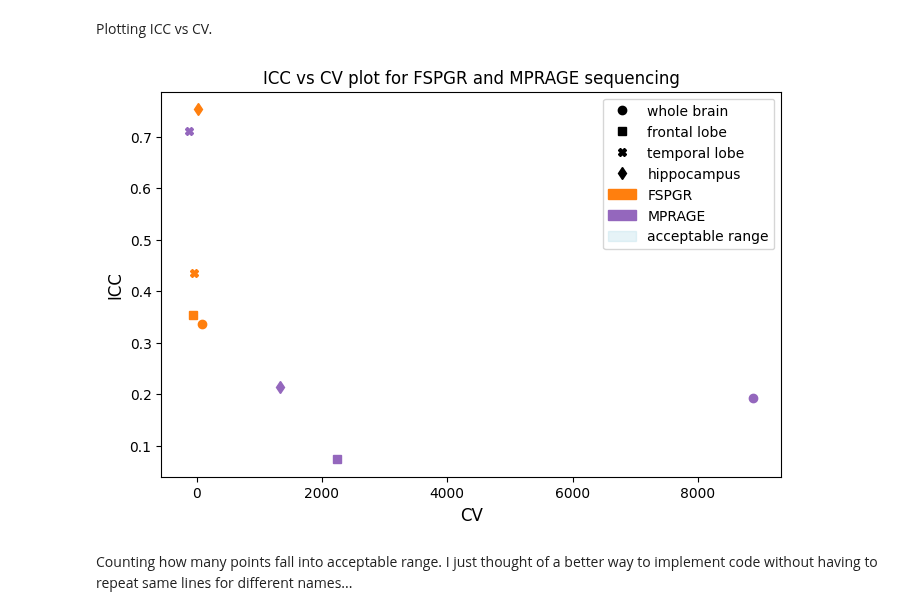
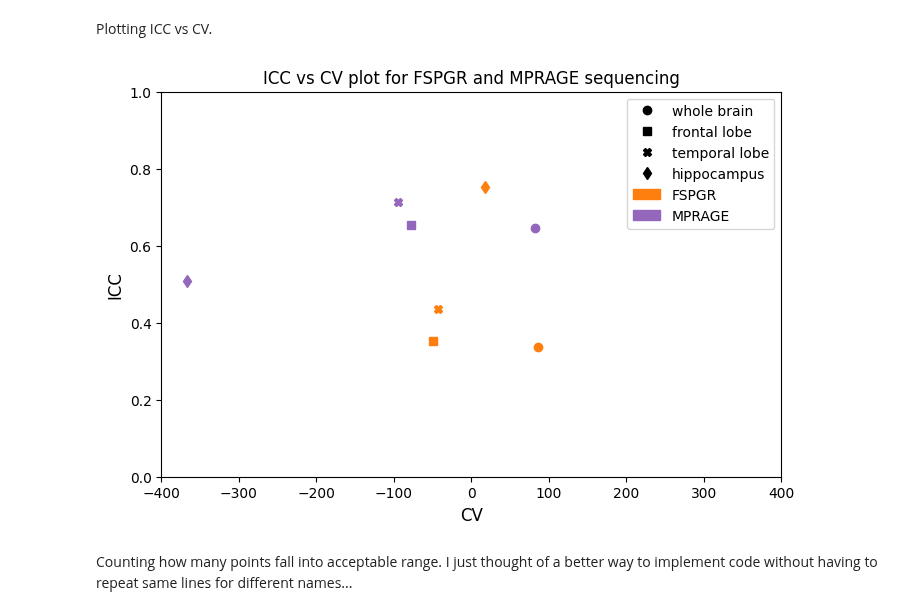
Before and after one commit to Crtox/asymmetryAD, a Jupyter notebook: code/test_retest.ipynb, the cells around one changed output. Drawn from its saved outputs; the diff is of its cells as text; code cells hidden in the pictures.

```diff
--- a/code/test_retest.ipynb
+++ b/code/test_retest.ipynb
@@ -156,3 +170,9 @@ second_mprage = separate_scans(mprage_files)[1]
+# %%
+indices_to_remove = [3, 6, 11, 12]
+
+# Use list comprehension to create new arrays with the unwanted indices removed
+first_mprage = [value for idx, value in enumerate(first_mprage) if idx not in indices_to_remove]
+second_mprage = [value for idx, value in enumerate(second_mprage) if idx not in indices_to_remove]
 # %% [markdown]
 Flattening and normalizing the scans.
 # %%
@@ -735,38 +767,38 @@ plt.title('ICC vs CV plot for FSPGR and MPRAGE sequencing')
 shape_whole_brain = plt.Line2D([], [], color='black', marker='o', linestyle='None', markersize=6, label='whole brain')
 shape_frontal_lobe = plt.Line2D([], [], color='black', marker='s', linestyle='None', markersize=6, label='frontal lobe')
 shape_temporal_lobe = plt.Line2D([], [], color='black', marker='X', linestyle='None', markersize=6, label='temporal lobe')
 shape_hippocampus = plt.Line2D([], [], color='black', marker='d', linestyle='None', markersize=6, label='hippocampus')
 
 # Custom legend handles for colors
 color_fspgr = mpatches.Patch(color='tab:orange', label='FSPGR')
 color_mprage = mpatches.Patch(color='tab:purple', label='MPRAGE')
-color_rectangle = mpatches.Patch(color='lightblue', alpha=0.3, label='acceptable range')
 
-# plt.xlim(-500, 500)
+plt.xlim(-400, 400)
+plt.ylim(0, 1)
 
 # Adding acceptable range to the plot
 # x_min = -30
 # x_max = 30
 # y_min = 0.7
 # y_max = 1.02
 # rect = mpatches.Rectangle(
 #     (x_min, y_min),
 #     x_max - x_min,
 #     y_max - y_min,
 #     linewidth=1,
 #     edgecolor='none',
 #     facecolor='lightblue',
 #     alpha=0.3
 # )
 # plt.gca().add_patch(rect)
 
 # Creating the legend
-plt.legend(handles=[shape_whole_brain, shape_frontal_lobe, shape_temporal_lobe, shape_hippocampus, color_fspgr, color_mprage, color_rectangle],
+plt.legend(handles=[shape_whole_brain, shape_frontal_lobe, shape_temporal_lobe, shape_hippocampus, color_fspgr, color_mprage],
            loc='best', fontsize=10)
-#plt.savefig(savePath + 'retry/ICC_vs_CV_fspgr_mprage_limit.png')
+plt.savefig(savePath + 'retry2/ICC_vs_CV_fspgr_mprage.png')
 plt.show()
 # %% [output]
-[figure, old version]
+[figure, new version]
 # %% [markdown]
 Counting how many points fall into acceptable range. I just thought of a better way to implement code without having to repeat same lines for different names...
 # %%
```
Also changed, not shown: parts of 13 cells of this notebook, 8 other files.
